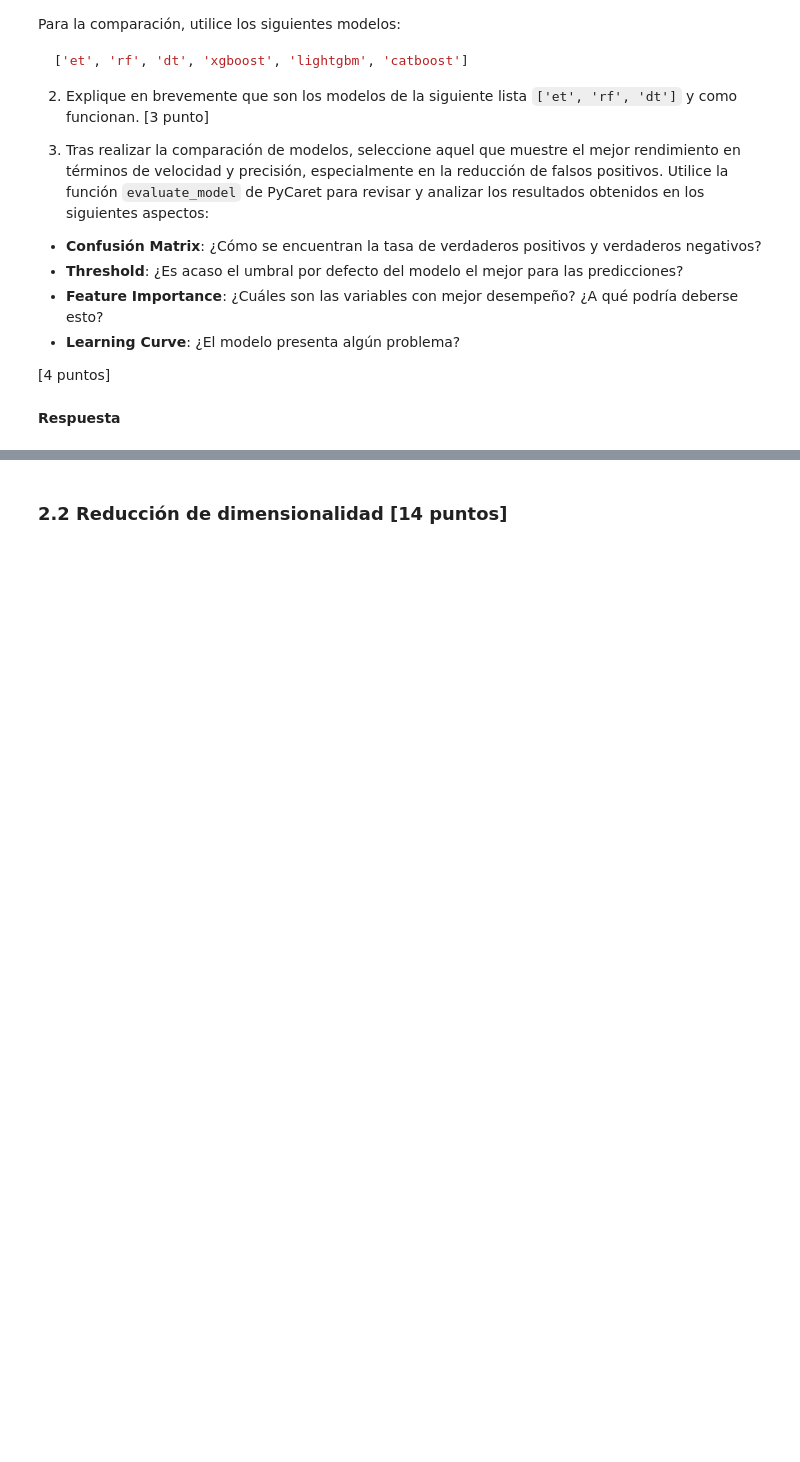
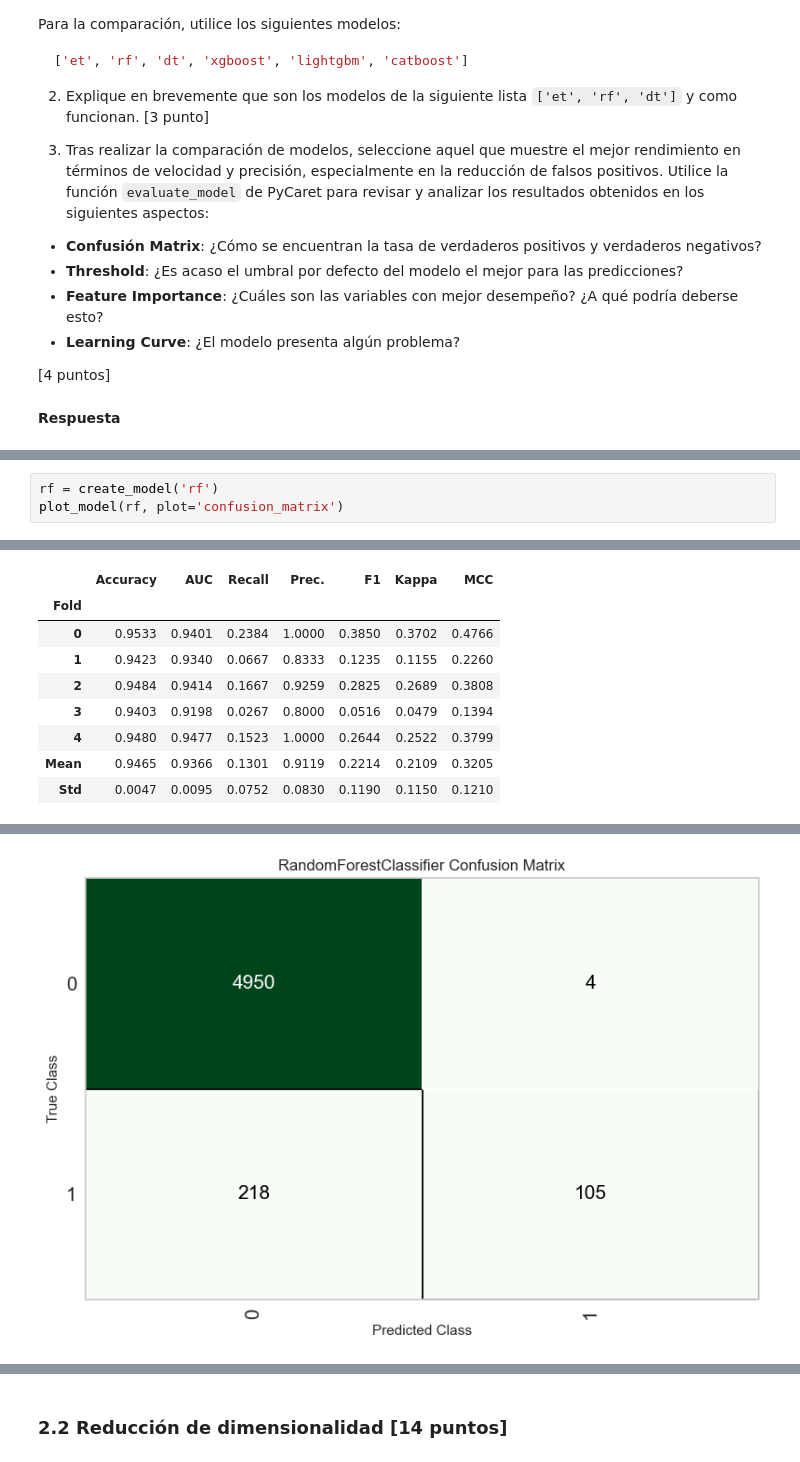
Before and after one commit to IsraPKMNPAP/Laboratorio-de-Herramientas, a Jupyter notebook: Laboratorios/Lab_7_enunciado.ipynb, the cells around one changed output, grey strips where cells are left out. Drawn from its saved outputs; the diff is of its cells as text; blank space fills up the shorter version.

```diff
--- a/Laboratorios/Lab_7_enunciado.ipynb
+++ b/Laboratorios/Lab_7_enunciado.ipynb
@@ -529,0 +574,4 @@ ModuleNotFoundError: No module named 'pycaret'
+# %%
+rf = create_model('rf')
+plot_model(rf, plot='confusion_matrix')
+# %% [output]
@@ -529,0 +579,9 @@ ModuleNotFoundError: No module named 'pycaret'
+|  | Accuracy | AUC | Recall | Prec. | F1 | Kappa | MCC |
+| Fold |  |  |  |  |  |  |  |
+| 0 | 0.9533 | 0.9401 | 0.2384 | 1.0000 | 0.3850 | 0.3702 | 0.4766 |
+| 1 | 0.9423 | 0.9340 | 0.0667 | 0.8333 | 0.1235 | 0.1155 | 0.2260 |
+| 2 | 0.9484 | 0.9414 | 0.1667 | 0.9259 | 0.2825 | 0.2689 | 0.3808 |
+| 3 | 0.9403 | 0.9198 | 0.0267 | 0.8000 | 0.0516 | 0.0479 | 0.1394 |
+| 4 | 0.9480 | 0.9477 | 0.1523 | 1.0000 | 0.2644 | 0.2522 | 0.3799 |
+| Mean | 0.9465 | 0.9366 | 0.1301 | 0.9119 | 0.2214 | 0.2109 | 0.3205 |
+| Std | 0.0047 | 0.0095 | 0.0752 | 0.0830 | 0.1190 | 0.1150 | 0.1210 |
@@ -529,0 +590 @@ ModuleNotFoundError: No module named 'pycaret'
+[figure, added]
```
Also changed, not shown: parts of 15 cells of this notebook, 1 other file.
